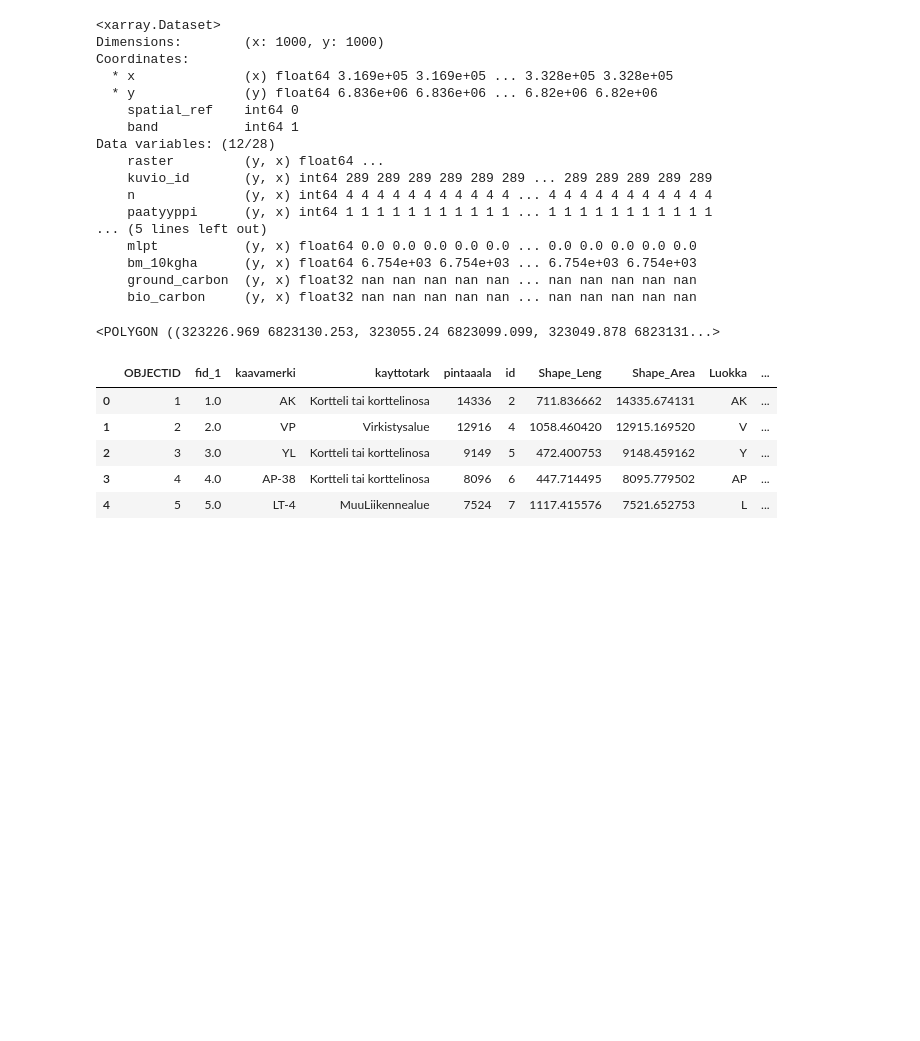
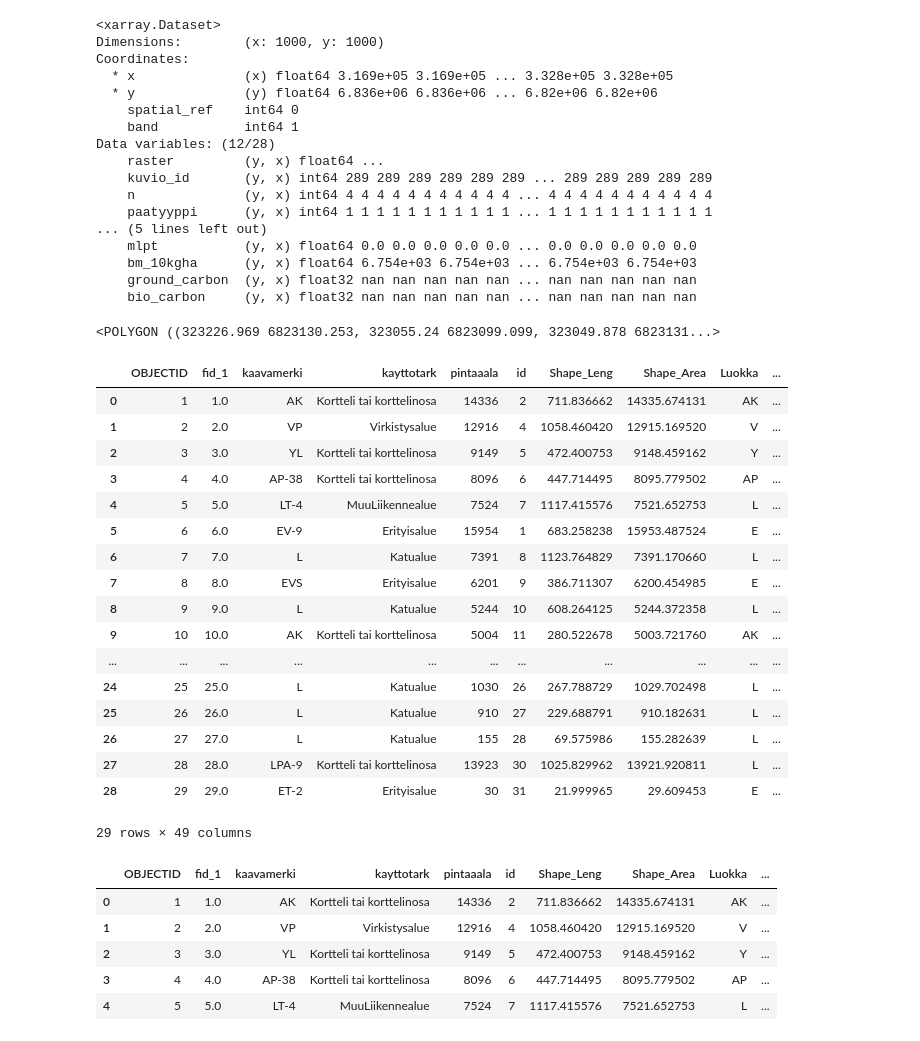
Before and after one commit to AvoinOrg/hiilikartta-data-service, a Jupyter notebook: notebooks/data.ipynb, the cells around one changed output. Cells and saved outputs as stored; diff of their text form; code cells hidden in the pictures; blank space fills up the shorter version.

```diff
--- a/notebooks/data.ipynb
+++ b/notebooks/data.ipynb
@@ -574,6 +574,27 @@ agg_results = {**sum_result.to_dict(), **weighted_averages}
 agg_results["geometry"] = zone_cp.geometry.unary_union
 summed_gdf = gpd.GeoDataFrame([agg_results], geometry="geometry")
 summed_gdf["area"] = summed_gdf["geometry"].area
+# %%
+zone_cp.set_crs(epsg=3067, inplace=True)
+# %% [output]
+|  | OBJECTID | fid_1 | kaavamerki | kayttotark | pintaaala | id | Shape_Leng | Shape_Area | Luokka | ... |
+| 0 | 1 | 1.0 | AK | Kortteli tai korttelinosa | 14336 | 2 | 711.836662 | 14335.674131 | AK | ... |
+| 1 | 2 | 2.0 | VP | Virkistysalue | 12916 | 4 | 1058.460420 | 12915.169520 | V | ... |
+| 2 | 3 | 3.0 | YL | Kortteli tai korttelinosa | 9149 | 5 | 472.400753 | 9148.459162 | Y | ... |
+| 3 | 4 | 4.0 | AP-38 | Kortteli tai korttelinosa | 8096 | 6 | 447.714495 | 8095.779502 | AP | ... |
+| 4 | 5 | 5.0 | LT-4 | MuuLiikennealue | 7524 | 7 | 1117.415576 | 7521.652753 | L | ... |
+| 5 | 6 | 6.0 | EV-9 | Erityisalue | 15954 | 1 | 683.258238 | 15953.487524 | E | ... |
+| 6 | 7 | 7.0 | L | Katualue | 7391 | 8 | 1123.764829 | 7391.170660 | L | ... |
+| 7 | 8 | 8.0 | EVS | Erityisalue | 6201 | 9 | 386.711307 | 6200.454985 | E | ... |
+| 8 | 9 | 9.0 | L | Katualue | 5244 | 10 | 608.264125 | 5244.372358 | L | ... |
+| 9 | 10 | 10.0 | AK | Kortteli tai korttelinosa | 5004 | 11 | 280.522678 | 5003.721760 | AK | ... |
+| ... | ... | ... | ... | ... | ... | ... | ... | ... | ... | ... |
+| 24 | 25 | 25.0 | L | Katualue | 1030 | 26 | 267.788729 | 1029.702498 | L | ... |
+| 25 | 26 | 26.0 | L | Katualue | 910 | 27 | 229.688791 | 910.182631 | L | ... |
+| 26 | 27 | 27.0 | L | Katualue | 155 | 28 | 69.575986 | 155.282639 | L | ... |
+| 27 | 28 | 28.0 | LPA-9 | Kortteli tai korttelinosa | 13923 | 30 | 1025.829962 | 13921.920811 | L | ... |
+| 28 | 29 | 29.0 | ET-2 | Erityisalue | 30 | 31 | 21.999965 | 29.609453 | E | ... |
+29 rows × 49 columns
 # %%
 zone_cp.head()
 # %% [output]
```
